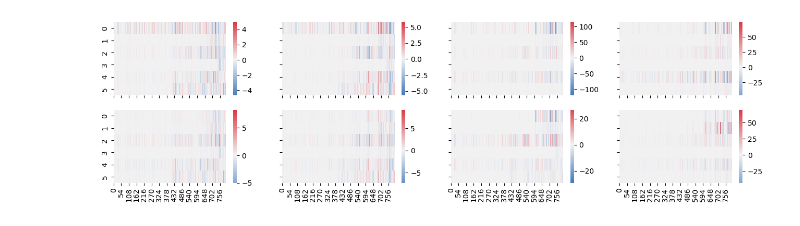
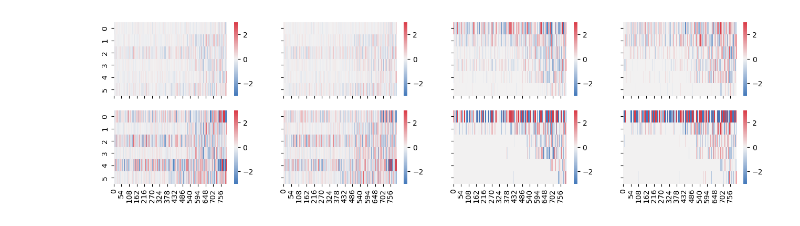
Before and after one commit to dimarkov/sppcax, a Jupyter notebook: examples/sppcax_susie_comparison.ipynb, the cells around one changed output. Drawn from its saved outputs; the diff is of its cells as text; code cells hidden in the pictures.

```diff
--- a/examples/sppcax_susie_comparison.ipynb
+++ b/examples/sppcax_susie_comparison.ipynb
@@ -156,22 +281,0 @@ for i, ax in enumerate(axes.flatten()):
-# %%
-def generate_data(key, snr=1.):
-    n_fact = 6
-    key, _key = jr.split(key)
-    z = jr.normal(_key, shape=(80, n_fact))
-    W = []
-    tmp = jnp.arange(800)
-    for i in [0, 400, 500, 600, 680, 740]:
-        W.append(1.0 * (tmp >= i))
-    W = jnp.stack(W, 0) * jr.normal(_key, shape=(n_fact, 800))
-    loc = z @ W
-    psi = snr / jnp.var(loc, 0)
-
-    eps = jr.normal(_key, shape=(80, 800))
-
-    return (loc + eps)/jnp.sqrt(psi), W, z
-2
-
-key = jr.PRNGKey(0)
-
-X, W, Z = generate_data(key, snr=20.)
-print(X.shape, Z.shape, W.shape)
@@ -200,13 +281,0 @@ Iter [500] | ELBO = 8579.717 | E[logl] = 13701.340 | -KL[Z] = -1471.752 | -KL[W]
-# %%
-fig, axes = plt.subplots(1, 3, figsize=(16, 4))
-
-# Heatmap of true loading matrix
-sns.heatmap(W, cmap = div, fmt = ".2f",center = 0, ax=axes[0]);
-
-# Heatmap of estimate loading matrix
-W_hat = results.W
-sns.heatmap(W_hat, cmap = div, fmt = ".2f", center = 0, ax=axes[1]);
-
-# Heatmap of PIPs
-pip = results.pip
-sns.heatmap(pip, cmap = div, fmt = ".2f", center = 0, ax=axes[2]);
@@ -251,11 +318,11 @@ for bmr_e_step in [False, True]:
                 optimize_with_bmr=optimize_with_bmr,
                 bmr_m_step=bmr_m_step,
                 bmr_e_step=bmr_e_step,
-                bmr_e_step_opts=('max_iter', 2, 'pi', 0.2)
+                bmr_e_step_opts=('max_iter', 4, 'pi', 0.5)
             )
 
             key, _key = jr.split(key)
-            fm, elbs = fit(model, X, tol=1e-3, n_iter=512, bmr_frequency=64, key=_key)
+            fm, elbs = fit(model, X, tol=1e-2, n_iter=256, bmr_frequency=64, key=_key)
             fit_models.append(fm)
             elbos.append(elbs)
             print([bmr_e_step, bmr_m_step, optimize_with_bmr], elbos[-1][-1], len(elbos[-1]))
@@ -276,8 +353,9 @@ for elbo in elbos:
 # %%
 fig, axes = plt.subplots(2, 4, figsize=(16, 4), sharex=True, sharey=True)
 
 for i, ax in enumerate(axes.flatten()):
-    W = fit_models[i].W_dist.mvn.mean.T
-    sns.heatmap(W, cmap = div, fmt = ".2f", center = 0, ax=ax)
+    W_hat = fit_models[i].q_w_psi.mvn.mean.T
+    sorted_idx = jnp.argsort(fit_models[i].q_w_psi.mvn.mask.sum(0))
+    sns.heatmap(W_hat[sorted_idx[::-1]], cmap = div, fmt = ".2f", center = 0, ax=ax, vmax=3.0, vmin=-3)
 # %% [output]
-[figure, old version]
+[figure, new version]
```
Also changed, not shown: parts of 32 cells of this notebook, 1 other file.
